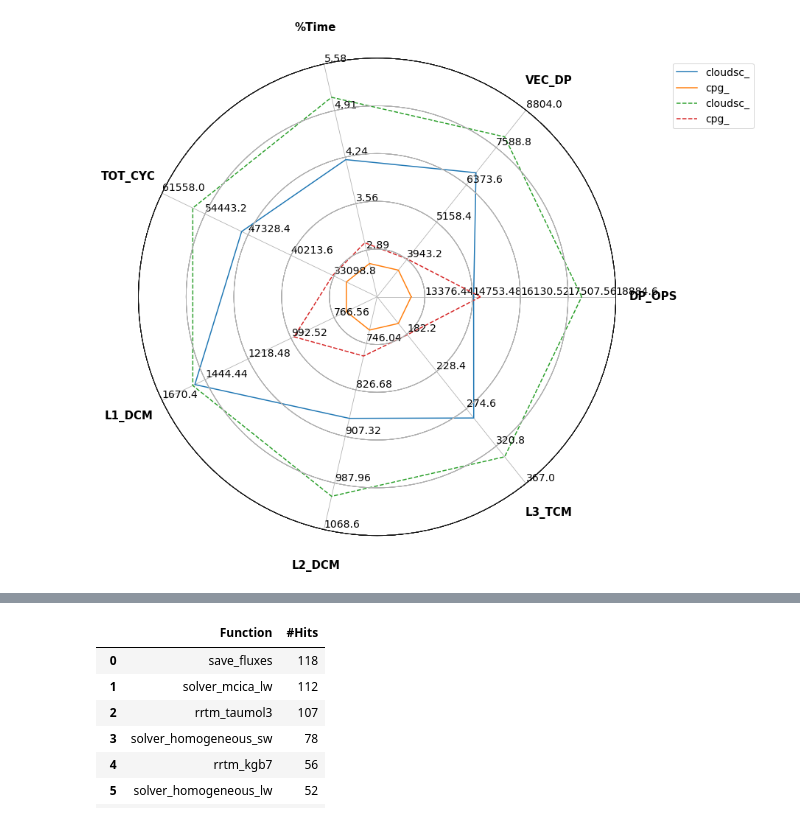
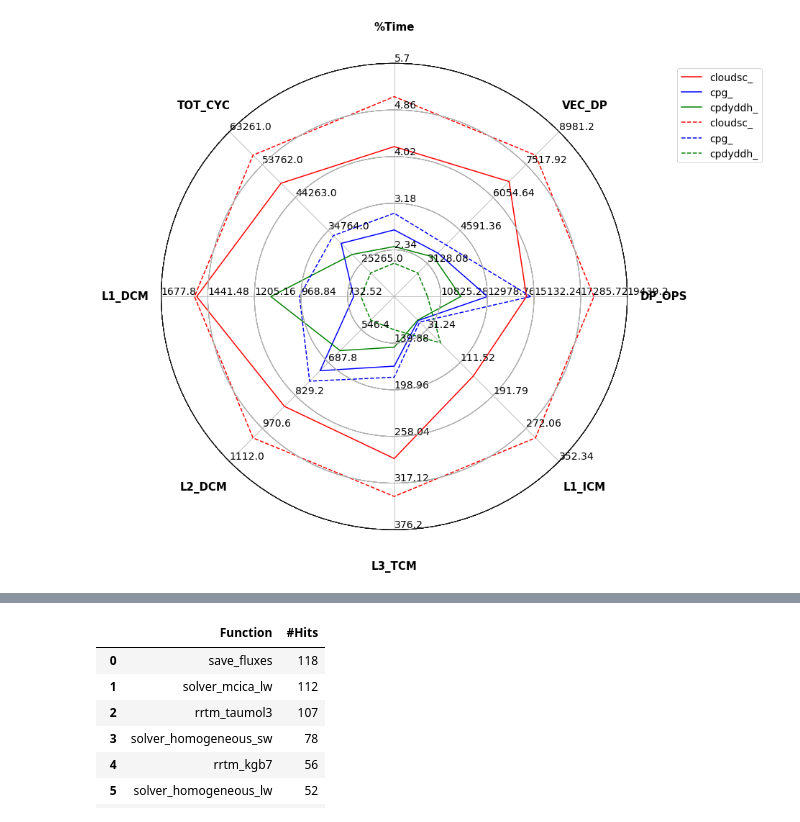
Before and after one commit to ECMWFCode4Earth/HPC-performance-profiling-tool, a Jupyter notebook: Experiment.ipynb, the cells around one changed output, grey strips where cells are left out. Saved outputs shown, nothing was run; the diff lists cells and outputs as text; code cells hidden in the pictures.

```diff
--- a/Experiment.ipynb
+++ b/Experiment.ipynb
@@ -113,20 +144,21 @@ class ComplexRadar():
         self.angle = np.deg2rad(np.r_[angles, angles[0]])
         self.ax = axes[0]
 
-    def _plot(self, data, label, line='-'):
+    def _plot(self, data, label, line='-', color='r'):
         sdata = self._scale_data(data, self.ranges)
-        self.ax.plot(self.angle, np.r_[sdata, sdata[0]], line, label=label)
+        self.ax.plot(self.angle, np.r_[sdata, sdata[0]], line + color, label=label)
 
     def plot(self):
         lines = []
-        for label in self.functions_to_plot:
+        colors = ['r', 'b', 'g', 'k', 'h']
+        for index, label in enumerate(self.functions_to_plot):
             vars_plt = self.data.loc[self.data['Function'] == label][self.labels].values.tolist()[0]
-            self._plot(vars_plt, label)
+            self._plot(vars_plt, label, line='-', color = colors[index])
             lines.append(vars_plt)
         try:
-            for label in self.functions_to_plot:
+            for index, label in enumerate(self.functions_to_plot):
                 vars_plt = self.data_second.loc[self.data_second['Function'] == label][self.labels].values.tolist()[0]
-                self._plot(vars_plt, label, '--')
+                self._plot(vars_plt, label, '--', color = colors[index])
                 lines.append(vars_plt)
         except:
             print('Simple data')
@@ -136,18 +168,17 @@ class ComplexRadar():
         sdata = self._scale_data(data, self.ranges)
         self.ax.fill(self.angle, np.r_[sdata, sdata[0]], *args, **kw)
 # %%
-data.head()
-functions_to_plot = ['cloudsc_', 'cpg_']
+functions_to_plot = ['cloudsc_', 'cpg_', 'cpdyddh_']
 data2 = data.loc[data['Function'].isin(functions_to_plot)]
 data_source2_2 = data_source2.loc[data_source2['Function'].isin(functions_to_plot)]
 
-labels = ['DP_OPS', 'VEC_DP', '%Time', 'TOT_CYC', 'L1_DCM', 'L2_DCM', 'L3_TCM']
+labels = ['DP_OPS', 'VEC_DP', '%Time', 'TOT_CYC', 'L1_DCM', 'L2_DCM', 'L3_TCM', 'L1_ICM']
 
 fig1 = plt.figure(figsize=(10, 10));
 radar = ComplexRadar(fig1, labels, [data_source2_2, data2], functions_to_plot);
 radar.plot().figure.savefig('fig.png');
 # %% [output]
-[figure, old version]
+[figure, new version]
 # %%
 import plotly.graph_objects as go
 import pandas as pd
```
Also changed, not shown: parts of 2 cells of this notebook, 1 other file.
